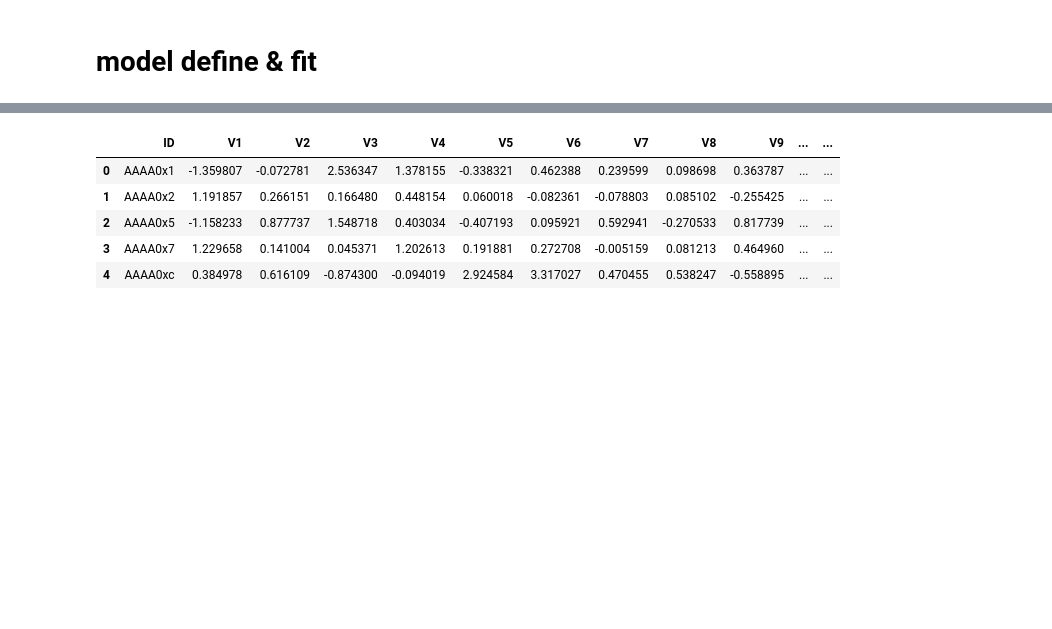
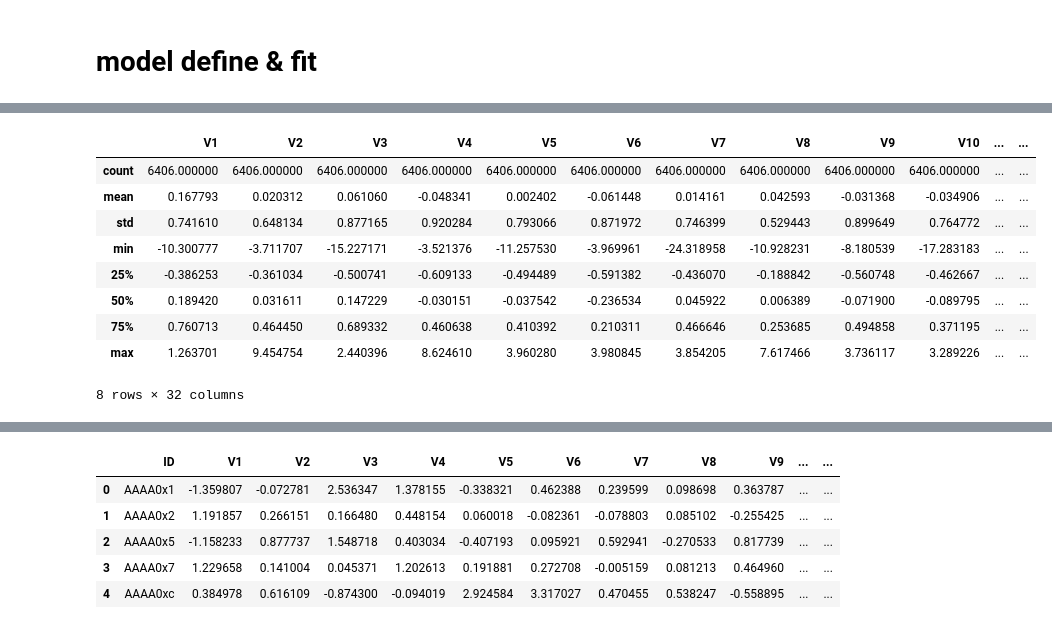
Before and after one commit to hakhyun0615/DACON, a Jupyter notebook: DACON_SUP.ipynb, the cells around one changed output, grey strips where cells are left out. Drawn from its saved outputs; the diff is of its cells as text; code cells hidden in the pictures; blank space fills up the shorter version.

```diff
--- a/DACON_SUP.ipynb
+++ b/DACON_SUP.ipynb
@@ -157,0 +112,13 @@ print(classification_report(y_val, val_pred))
+# %%
+right.describe()
+# %% [output]
+|  | V1 | V2 | V3 | V4 | V5 | V6 | V7 | V8 | V9 | V10 | ... | ... |
+| count | 6406.000000 | 6406.000000 | 6406.000000 | 6406.000000 | 6406.000000 | 6406.000000 | 6406.000000 | 6406.000000 | 6406.000000 | 6406.000000 | ... | ... |
+| mean | 0.167793 | 0.020312 | 0.061060 | -0.048341 | 0.002402 | -0.061448 | 0.014161 | 0.042593 | -0.031368 | -0.034906 | ... | ... |
+| std | 0.741610 | 0.648134 | 0.877165 | 0.920284 | 0.793066 | 0.871972 | 0.746399 | 0.529443 | 0.899649 | 0.764772 | ... | ... |
+| min | -10.300777 | -3.711707 | -15.227171 | -3.521376 | -11.257530 | -3.969961 | -24.318958 | -10.928231 | -8.180539 | -17.283183 | ... | ... |
+| 25% | -0.386253 | -0.361034 | -0.500741 | -0.609133 | -0.494489 | -0.591382 | -0.436070 | -0.188842 | -0.560748 | -0.462667 | ... | ... |
+| 50% | 0.189420 | 0.031611 | 0.147229 | -0.030151 | -0.037542 | -0.236534 | 0.045922 | 0.006389 | -0.071900 | -0.089795 | ... | ... |
+| 75% | 0.760713 | 0.464450 | 0.689332 | 0.460638 | 0.410392 | 0.210311 | 0.466646 | 0.253685 | 0.494858 | 0.371195 | ... | ... |
+| max | 1.263701 | 9.454754 | 2.440396 | 8.624610 | 3.960280 | 3.980845 | 3.854205 | 7.617466 | 3.736117 | 3.289226 | ... | ... |
+8 rows × 32 columns
```
Also changed, not shown: parts of 43 cells of this notebook, 2 other files.
